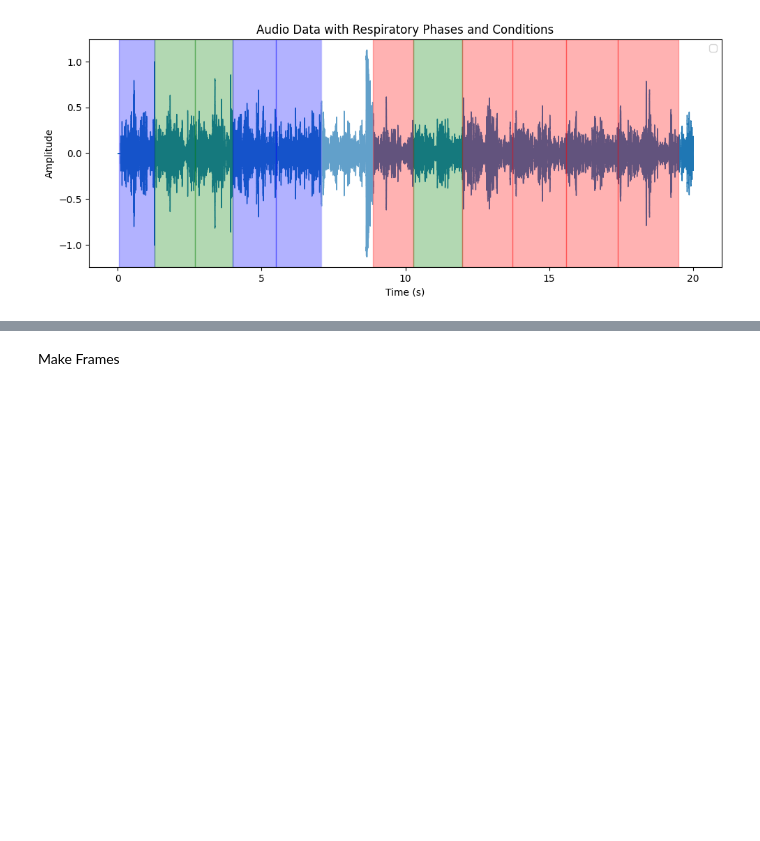
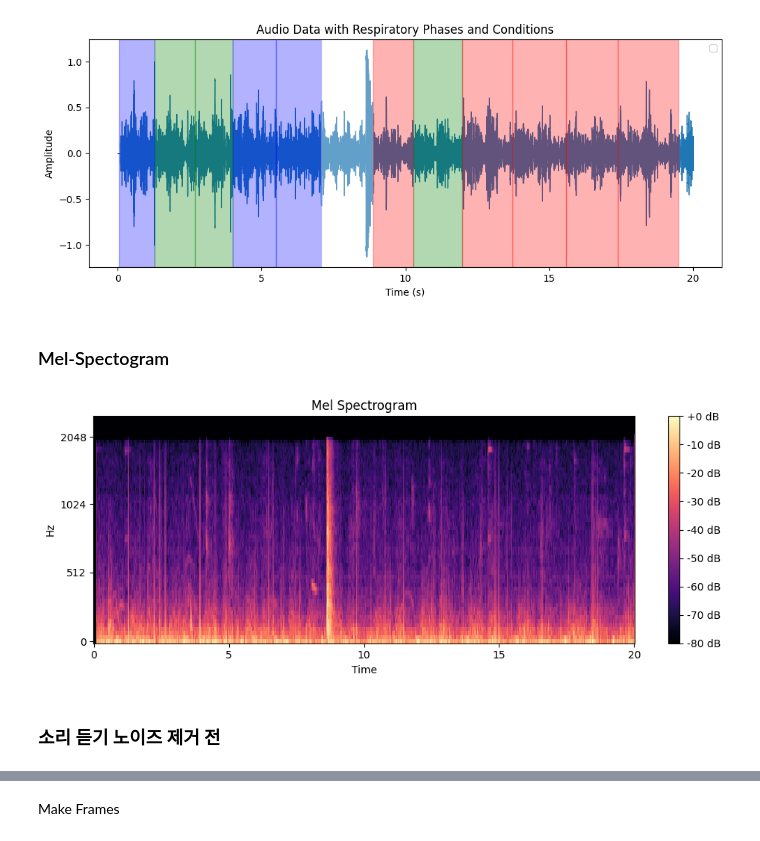
Before and after one commit to team-Sogaksa/Respiratory_CL, a Jupyter notebook: data/icbhi_data_eda.ipynb, the cells around one changed output, grey strips where cells are left out. Drawn from its saved outputs; the diff is of its cells as text; code cells hidden in the pictures; blank space fills up the shorter version.

```diff
--- a/data/icbhi_data_eda.ipynb
+++ b/data/icbhi_data_eda.ipynb
@@ -112,3 +112,31 @@ plt.show()
 # %% [output]
 WARNING:matplotlib.legend:No artists with labels found to put in legend.  Note that artists whose label start with an underscore are ignored when legend() is called with no argument.
 [figure]
+# %% [markdown]
+### Mel-Spectogram
+# %%
+# 예제 오디오 신호 'y'와 샘플링 레이트 'sr' 가정
+# y, sr = librosa.load(audio_path, sr=sample_rate)
+
+# 주어진 설정 값
+sample_rate = 4000  # 샘플링 레이트
+desired_length = 8  # 원하는 길이 (이 값은 melspectrogram 함수에 직접 사용되지 않음)
+n_mels = 64  # 멜 필터뱅크의 수
+nfft = 256  # FFT 윈도우 크기
+hop_length = nfft // 2  # 프레임 사이의 샘플 수
+f_max = 2500  # 최대 주파수
+
+# 수정된 속성을 사용하여 멜 스펙트로그램 계산
+S = librosa.feature.melspectrogram(y=y, sr=sample_rate, n_fft=nfft, hop_length=hop_length, n_mels=n_mels, fmax=f_max)
+
+# 멜 스펙트로그램을 디스플레이하기 위한 코드 (선택 사항)
+plt.figure(figsize=(10, 4))
+librosa.display.specshow(librosa.power_to_db(S, ref=np.max), sr=sample_rate, hop_length=hop_length, y_axis='mel', fmax=f_max, x_axis='time')
+plt.colorbar(format='%+2.0f dB')
+plt.title('Mel Spectrogram')
+plt.tight_layout()
+plt.show()
+# %% [output]
+[figure, added]
+# %% [markdown]
+### 소리 듣기 노이즈 제거 전
```
Also changed, not shown: parts of 8 cells of this notebook.
